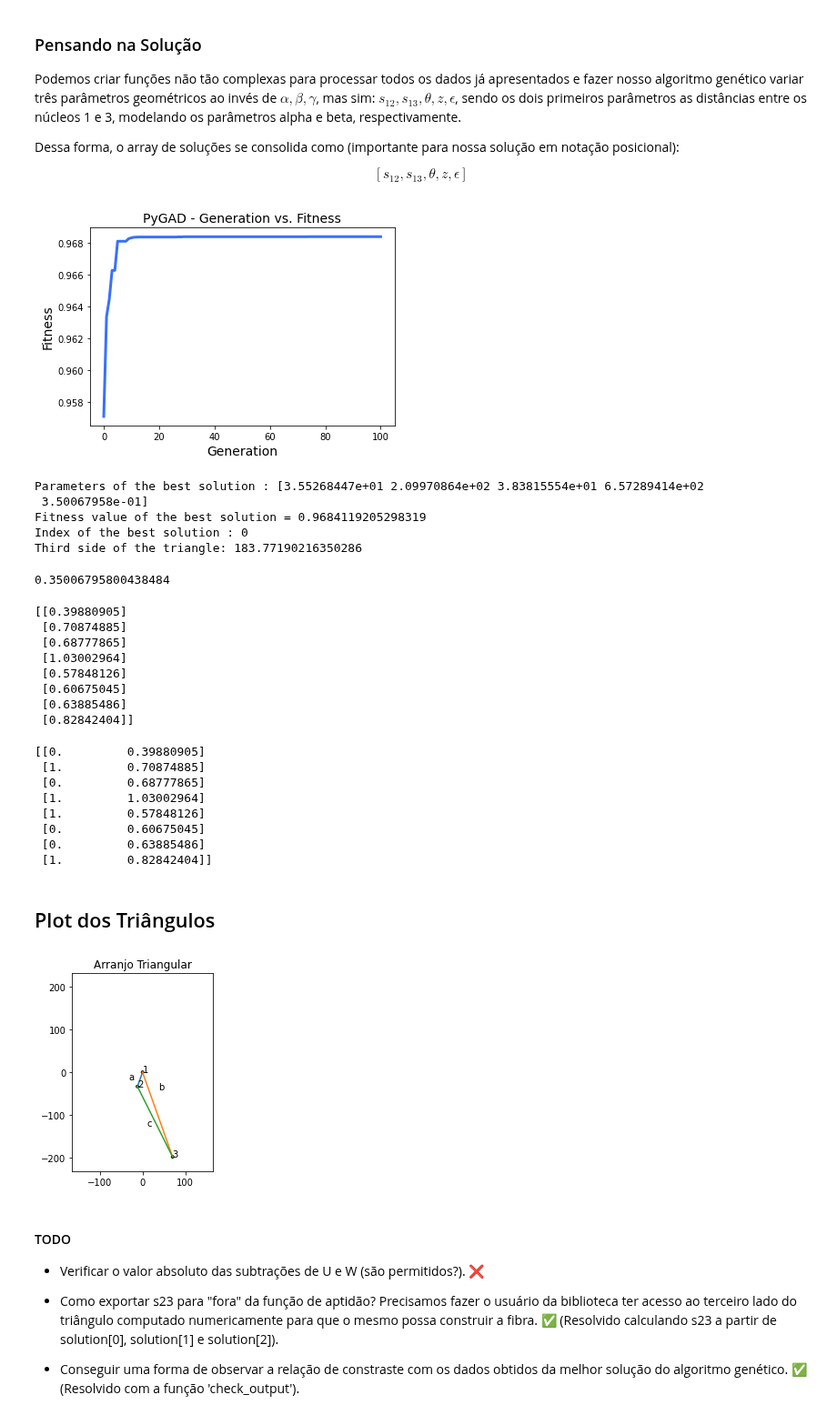
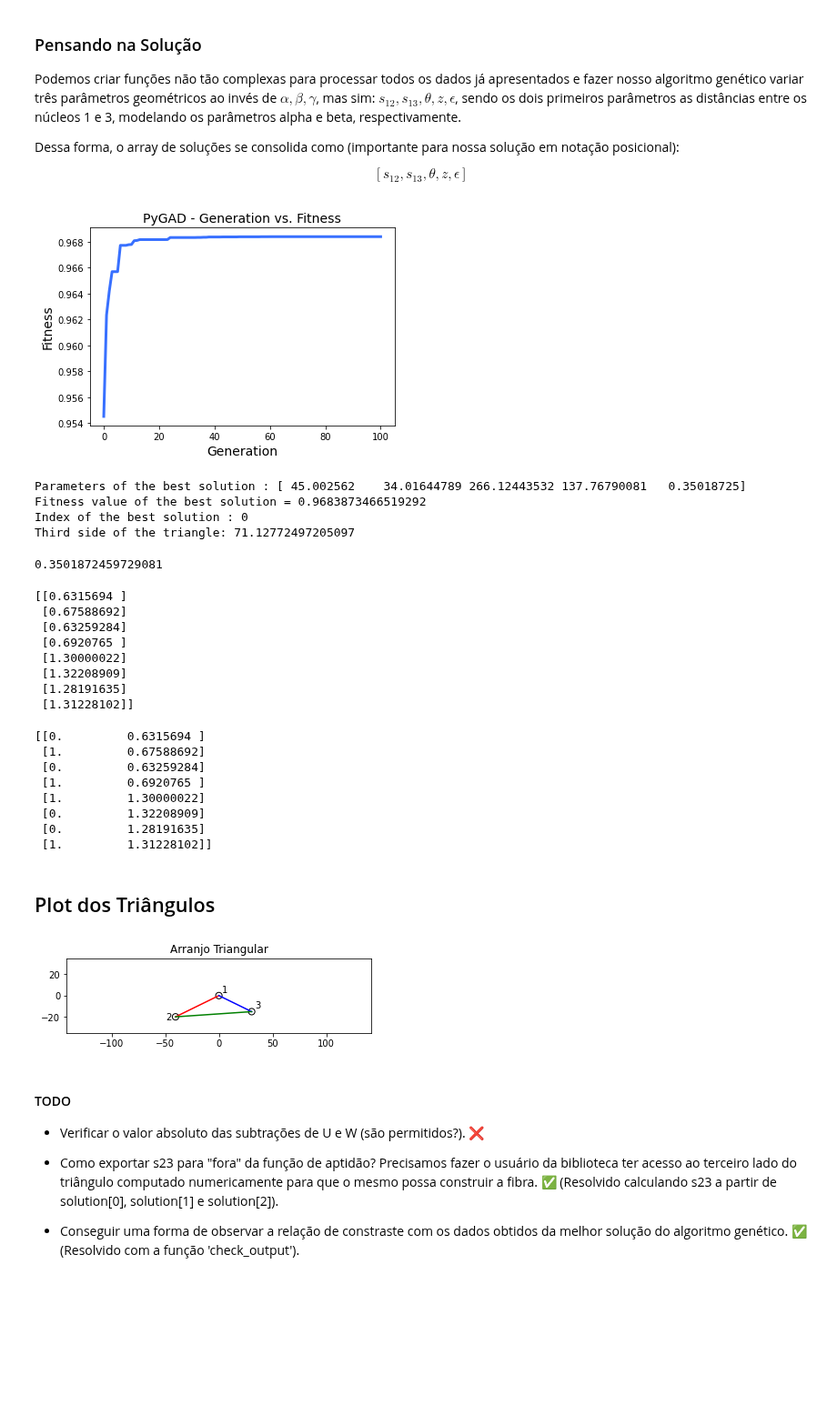
Before and after one commit to williambrunos/PIBIC, a Jupyter notebook: Semana_4/GA_PyGad_Implementation.ipynb, the cells around one changed output. Shown at 91% size. Saved outputs shown, nothing was run; the diff lists cells and outputs as text; code cells hidden in the pictures; blank space fills up the shorter version.

```diff
--- a/Semana_4/GA_PyGad_Implementation.ipynb
+++ b/Semana_4/GA_PyGad_Implementation.ipynb
@@ -525,7 +525,7 @@ def find_best_solutions_for_triangular_arrange(target, n1, n2, a, lamb, Beta_0):
   sol_per_pop = 300
   num_genes = 5
 
-  gene_space = [{'low': 0, 'high': 300}, {'low': 0, 'high': 300}, {'low': 0, 'high': 300}, {'low': 0, 'high': 1000}, {'low': 0.35, 'high': 0.9}]
+  gene_space = [{'low': 0, 'high': 100}, {'low': 0, 'high': 100}, {'low': 0, 'high': 300}, {'low': 0, 'high': 1000}, {'low': 0.35, 'high': 0.9}]
 
   parent_selection_type = "sss"
   keep_parents = 1
@@ -562,7 +562,7 @@ solution, solution_fitness, solution_idx = find_best_solutions_for_triangular_ar
                                                                                       lamb=2,
                                                                                       Beta_0=5)
 # %% [output]
-[figure, old version]
+[figure, new version]
 # %%
 # Print de valores da fibra óptica fora da função (IDEAL)
 print("\n\nParameters of the best solution : {solution}".format(solution=solution))
@@ -571,17 +571,16 @@ print("Index of the best solution : {solution_idx}".format(solution_idx=solution
 s23 = math.sqrt(math.pow(solution[0], 2) + math.pow(solution[1], 2) - 2 * solution[0] * solution[1] * math.cos(solution[2]))
 print('Third side of the triangle: {third_side}'.format(third_side=s23))
 # %% [output]
-Parameters of the best solution : [3.55268447e+01 2.09970864e+02 3.83815554e+01 6.57289414e+02
- 3.50067958e-01]
-Fitness value of the best solution = 0.9684119205298319
+Parameters of the best solution : [ 45.002562    34.01644789 266.12443532 137.76790081   0.35018725]
+Fitness value of the best solution = 0.9683873466519292
 Index of the best solution : 0
-Third side of the triangle: 183.77190216350286
+Third side of the triangle: 71.12772497205097
 # %%
 # Célula de Teste para o parâmetro solution
 triangle_first_side, triangle_second_side, triangle_angle, z, epsilon = solution
 print(epsilon)
 # %% [output]
-0.35006795800438484
+0.3501872459729081
 # %%
 def return_contrast_ratio(target, n1, n2, a, lamb, Beta_0, solution):
   """
@@ -634,28 +633,28 @@ def return_contrast_ratio(target, n1, n2, a, lamb, Beta_0, solution):
 Out_test = return_contrast_ratio(np.array([0, 1, 0, 1, 1, 0, 0, 1], dtype='float'), 1.02, 1, 0.3, 2, 5, solution)
 print(abs(Out_test))
 # %% [output]
-[[0.39880905]
- [0.70874885]
- [0.68777865]
- [1.03002964]
- [0.57848126]
- [0.60675045]
- [0.63885486]
- [0.82842404]]
+[[0.6315694 ]
+ [0.67588692]
+ [0.63259284]
+ [0.6920765 ]
+ [1.30000022]
+ [1.32208909]
+ [1.28191635]
+ [1.31228102]]
 # %%
 target = np.array([0, 1, 0, 1, 1, 0, 0, 1], dtype='float')
 target = np.vstack(target)
 final_array = np.concatenate((target, abs(Out_test)), axis=1)
 print(final_array)
 # %% [output]
-[[0.         0.39880905]
- [1.         0.70874885]
- [0.         0.68777865]
- [1.         1.03002964]
- [1.         0.57848126]
- [0.         0.60675045]
- [0.         0.63885486]
- [1.         0.82842404]]
+[[0.         0.6315694 ]
+ [1.         0.67588692]
+ [0.         0.63259284]
+ [1.         0.6920765 ]
+ [1.         1.30000022]
+ [0.         1.32208909]
+ [0.         1.28191635]
+ [1.         1.31228102]]
 # %% [markdown]
 ## Plot dos Triângulos
 # %%
@@ -687,44 +686,45 @@ Core2Coordinates = [Core1Coordinates[0] - x_s12, 0 - y_s12]
 
 y_s13 = find_y(s13, angle/2)
 x_s13 = find_x(s13, y_s13)
 Core3Coordinates = [Core1Coordinates[0] + x_s13, 0 - y_s13]
 
 figure, axes = plt.subplots()
 plt.xlim([0 - 2*(x_s12 + x_s13) , 0 + 2*(x_s12 + x_s13)])
 plt.ylim([0 - (y_s12 + y_s13) , 0 + (y_s12 + y_s13)])
 
 # -------------------- Cores -------------------------
 
 Core1 = plt.Circle((Core1Coordinates[0], Core1Coordinates[1]), a , fill = False)
-plt.text(Core1Coordinates[0] ,Core1Coordinates[1] , '1')
+plt.text(Core1Coordinates[0] + a ,Core1Coordinates[1] + a, '1')
 
 Core2 = plt.Circle((Core2Coordinates[0], Core2Coordinates[1]), a , fill = False)
-plt.text(Core2Coordinates[0] ,Core2Coordinates[1] , '2')
+plt.text(Core2Coordinates[0] - a * 3, Core2Coordinates[1] - a , '2')
+
 
 Core3 = plt.Circle((Core3Coordinates[0], Core3Coordinates[1]), a , fill = False)
-plt.text(Core3Coordinates[0] ,Core3Coordinates[1] , '3')
+plt.text(Core3Coordinates[0] + a,Core3Coordinates[1] + a, '3')
 
 axes.set_aspect(1)
 axes.add_artist(Core1)
 axes.add_artist(Core2)
 axes.add_artist(Core3)
 
 # ------------------ Lines ----------------------
 #s12
-plt.plot([Core1Coordinates[0],Core2Coordinates[0]] , [Core1Coordinates[1],Core2Coordinates[1]])
-plt.text(Core1Coordinates[0]-x_s12 * 2.75 , Core1Coordinates[1] - y_s12/2 , 'a')
+plt.plot([Core1Coordinates[0],Core2Coordinates[0]] , [Core1Coordinates[1],Core2Coordinates[1]], color='red')
+#plt.text(Core1Coordinates[0]-x_s12 * 2.75 , Core1Coordinates[1] - y_s12/2 , 'a')
 #s13
-plt.plot([Core1Coordinates[0],Core3Coordinates[0]] , [Core1Coordinates[1],Core3Coordinates[1]])
-plt.text((Core1Coordinates[0] + Core3Coordinates[0] * 0.53) , Core1Coordinates[1] - y_s13 / 5, 'b')
-#s24
-plt.plot([Core2Coordinates[0], Core3Coordinates[0]] , [Core2Coordinates[1],Core3Coordinates[1]])
-plt.text(Core2Coordinates[0] + s23 / 8 , Core2Coordinates[1] - s23 / 2 , 'c')
+plt.plot([Core1Coordinates[0],Core3Coordinates[0]] , [Core1Coordinates[1],Core3Coordinates[1]], color='blue')
+#plt.text((Core1Coordinates[0] + Core3Coordinates[0] * 0.53) , Core1Coordinates[1] - y_s13 / 5, 'b')
+#s23
+plt.plot([Core2Coordinates[0], Core3Coordinates[0]] , [Core2Coordinates[1],Core3Coordinates[1]], color='green')
+#plt.text(Core2Coordinates[0] + s23 / 8 , Core2Coordinates[1] - s23 / 2 , 'c')
 
 
 plt.title('Arranjo Triangular')
 plt.show()
 # %% [output]
-[figure, old version]
+[figure, new version]
 # %% [markdown]
 #### TODO
 
```
